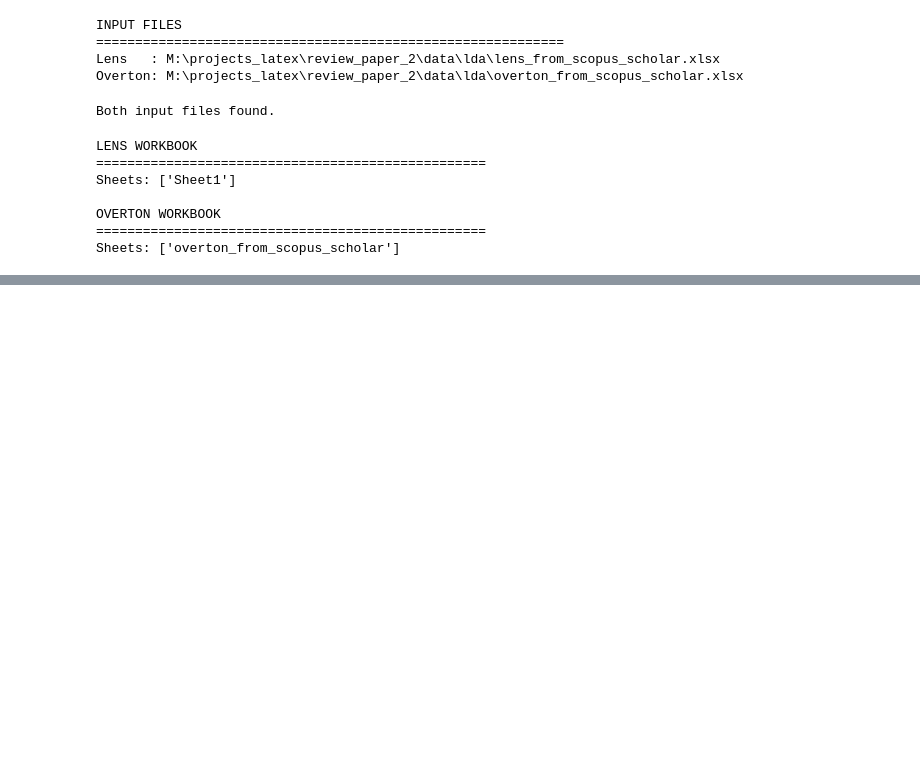
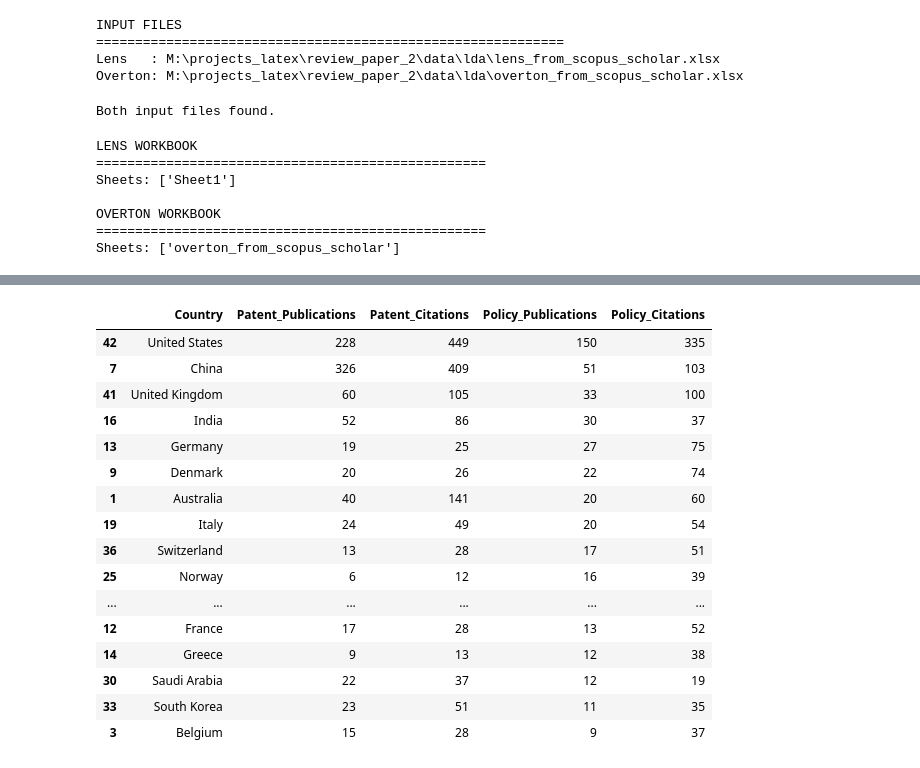
Before and after one commit to mdzalfirdausi/review_paper_2, a Jupyter notebook: notebooks/6.patent_policy_citation_landscape.ipynb, the cells around one changed output, grey strips where cells are left out. Drawn from its saved outputs; the diff is of its cells as text; code cells hidden in the pictures; blank space fills up the shorter version.

```diff
--- a/notebooks/6.patent_policy_citation_landscape.ipynb
+++ b/notebooks/6.patent_policy_citation_landscape.ipynb
@@ -615,0 +2300,27 @@ Policy corpus shared      : 21.17%
+# %%
+display(
+    country_comparison
+    .sort_values(
+        "Policy_Publications",
+        ascending=False,
+    )
+    .head(20)
+)
+# %% [output]
+|  | Country | Patent_Publications | Patent_Citations | Policy_Publications | Policy_Citations |
+| 42 | United States | 228 | 449 | 150 | 335 |
+| 7 | China | 326 | 409 | 51 | 103 |
+| 41 | United Kingdom | 60 | 105 | 33 | 100 |
+| 16 | India | 52 | 86 | 30 | 37 |
+| 13 | Germany | 19 | 25 | 27 | 75 |
+| 9 | Denmark | 20 | 26 | 22 | 74 |
+| 1 | Australia | 40 | 141 | 20 | 60 |
+| 19 | Italy | 24 | 49 | 20 | 54 |
+| 36 | Switzerland | 13 | 28 | 17 | 51 |
+| 25 | Norway | 6 | 12 | 16 | 39 |
+| ... | ... | ... | ... | ... | ... |
+| 12 | France | 17 | 28 | 13 | 52 |
+| 14 | Greece | 9 | 13 | 12 | 38 |
+| 30 | Saudi Arabia | 22 | 37 | 12 | 19 |
+| 33 | South Korea | 23 | 51 | 11 | 35 |
+| 3 | Belgium | 15 | 28 | 9 | 37 |
```
Also changed, not shown: parts of 26 cells of this notebook, 2 other files.
